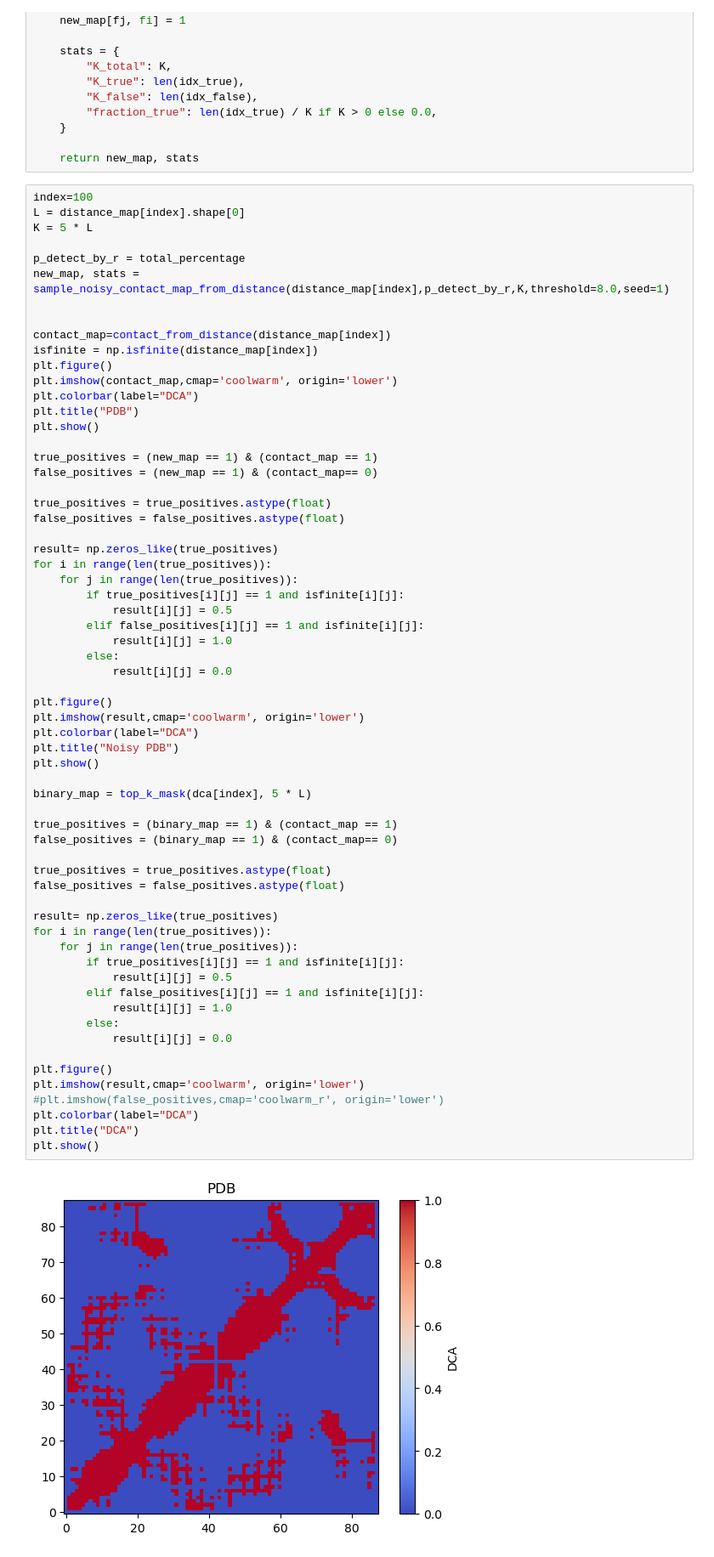
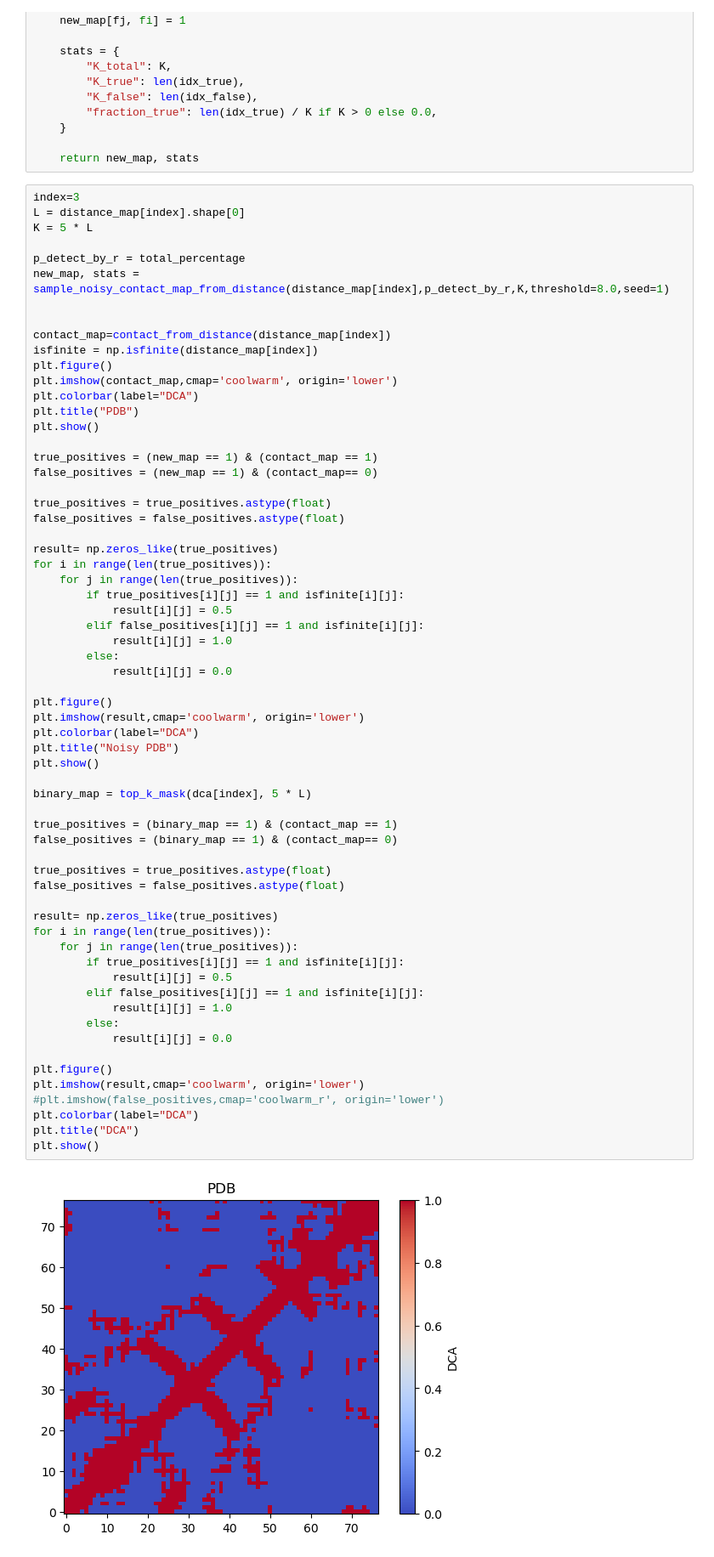
Before and after one commit to Fabiog17/Internship, a Jupyter notebook: Nice_noise_angstrom.ipynb, the cells around one changed output. Shown at 85% size. Cells and saved outputs as stored; diff of their text form.

```diff
--- a/Nice_noise_angstrom.ipynb
+++ b/Nice_noise_angstrom.ipynb
@@ -239,7 +244,7 @@ def sample_noisy_contact_map_from_distance(
 
     return new_map, stats
 # %%
-index=100
+index=3
 L = distance_map[index].shape[0]
 K = 5 * L
 
@@ -275,31 +280,31 @@ plt.figure()
 plt.imshow(result,cmap='coolwarm', origin='lower')
 plt.colorbar(label="DCA")
 plt.title("Noisy PDB")
 plt.show()
 
 binary_map = top_k_mask(dca[index], 5 * L)
 
 true_positives = (binary_map == 1) & (contact_map == 1)
 false_positives = (binary_map == 1) & (contact_map== 0)
 
 true_positives = true_positives.astype(float)
 false_positives = false_positives.astype(float)
 
 result= np.zeros_like(true_positives)
 for i in range(len(true_positives)):
     for j in range(len(true_positives)):
         if true_positives[i][j] == 1 and isfinite[i][j]:
             result[i][j] = 0.5
         elif false_positives[i][j] == 1 and isfinite[i][j]:
             result[i][j] = 1.0
         else:
             result[i][j] = 0.0
 
 plt.figure()
 plt.imshow(result,cmap='coolwarm', origin='lower')
 #plt.imshow(false_positives,cmap='coolwarm_r', origin='lower')
 plt.colorbar(label="DCA")
 plt.title("DCA")
 plt.show()
 # %% [output]
-[figure, old version]
+[figure, new version]
```
Also changed, not shown: parts of 3 cells of this notebook, 2 other files.
